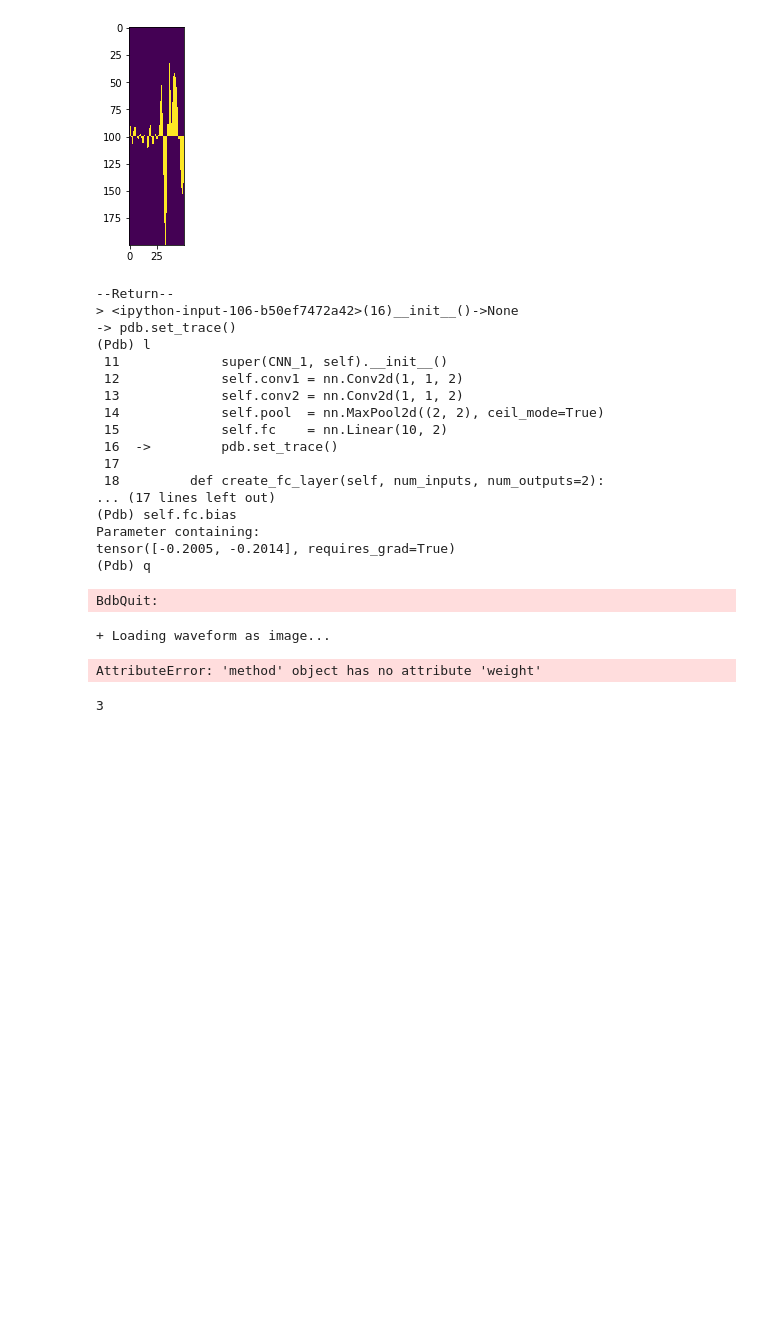
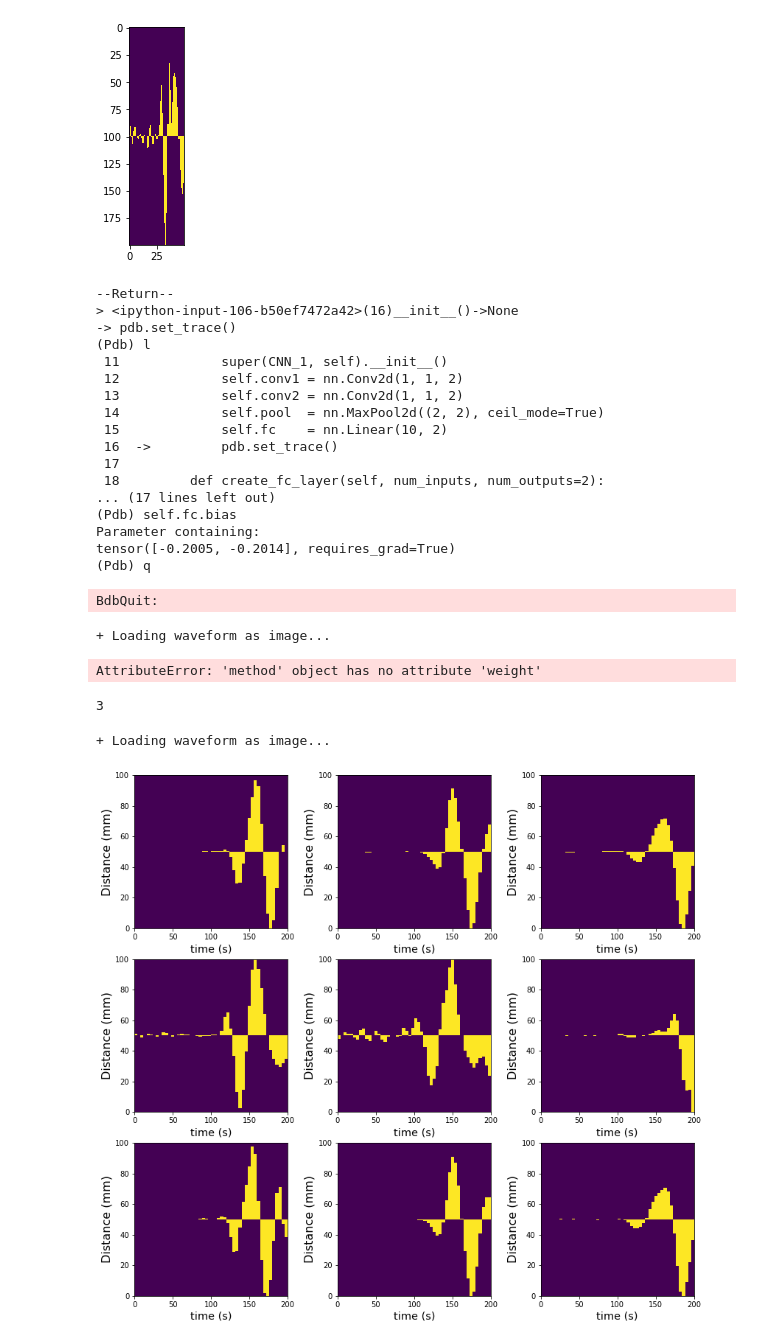
Before and after one commit to XStargate/SeisPicking, a Jupyter notebook: Untitled.ipynb, the cells around one changed output. Cells and saved outputs as stored; diff of their text form; code cells hidden in the pictures; blank space fills up the shorter version.

Commit message:
Add the plots of seismograms with/without signal

```diff
--- a/Untitled.ipynb
+++ b/Untitled.ipynb
@@ -199,3 +199,72 @@ a = [torch.randn(1,3) for _ in range(5)]
 len(a[0][0])
 # %% [output]
 3
+# %%
+from examples.Mobil_L12.data_io import load_dataset
+from DToolbox import g_type_DCNN
+
+training_data, training_label, testing_data, testing_label = load_dataset(nn_type=g_type_DCNN, b_shuffle=False)
+# %% [output]
++ Loading waveform as image...
+# %%
+import numpy as np
+import matplotlib.pyplot as plt
+import torch
+from torch.autograd import Variable
+import torch.nn as nn
+import torch.nn.functional as F
+import pdb
+
+class CNN_1(nn.Module):
+    def __init__(self):
+        super(CNN_1, self).__init__()
+        self.conv1 = nn.Conv2d(1, 1, 2)
+        self.conv2 = nn.Conv2d(1, 1, 2)
+        self.pool  = nn.MaxPool2d((2, 2), ceil_mode=True)
+        self.fc    = nn.Linear(10, 2)
+        pdb.set_trace()
+
+    def create_fc_layer(self, num_inputs, num_outputs=2):
+        return nn.Linear(num_inputs, num_outputs)
+
+    def forward(self, x):
+        # x = F.max_pool2d(self.conv1(x), 2, ceil_mode=True)
+        # x = F.max_pool2d(self.conv2(x), 2, ceil_mode=True)
+        x = self.pool(F.relu(self.conv1(x)))
+        x = self.pool(F.relu(self.conv2(x)))
+        return x
+
+def plot(data):
+    return plt.imshow(data)
+
+def cnn(x):
+    conv1 = nn.Conv2d(1,1,2)
+    conv2 = nn.Conv2d(1,1,2)
+    pool  = nn.MaxPool2d((2,2), ceil_mode=True)
+    x = pool(conv1(x))
+    x = pool(conv2(x))
+    return x
+
+index = 10010
+
+fig = plt.figure(figsize=(14,13))
+for i in range(10):
+    # data = training_data[i]
+    if (i==0): fignum = 331; data = training_data[10000]
+    elif (i==1): fignum = 332; data = training_data[10100]
+    elif (i==2): fignum = 333; data = training_data[10200]
+    elif (i==3): fignum = 334; data = training_data[10300]
+    elif (i==4): fignum = 335; data = training_data[10400]
+    elif (i==5): fignum = 336; data = training_data[10500]
+    elif (i==6): fignum = 337; data = training_data[10600]
+    elif (i==7): fignum = 338; data = training_data[10700]
+    elif (i==8): fignum = 339; data = training_data[10800]
+    ax = plt.subplot(fignum)
+    plt.imshow(data, extent=[0, 200, 0, 100])
+    ax.set_aspect(2)
+    plt.xlabel("time (s)", fontsize=14.5)
+    plt.ylabel("Distance (mm)", fontsize=16)
+
+plt.savefig('signal_y.pdf')
+# %% [output]
+[figure, added]
```
Also changed, not shown: 1 other file.
